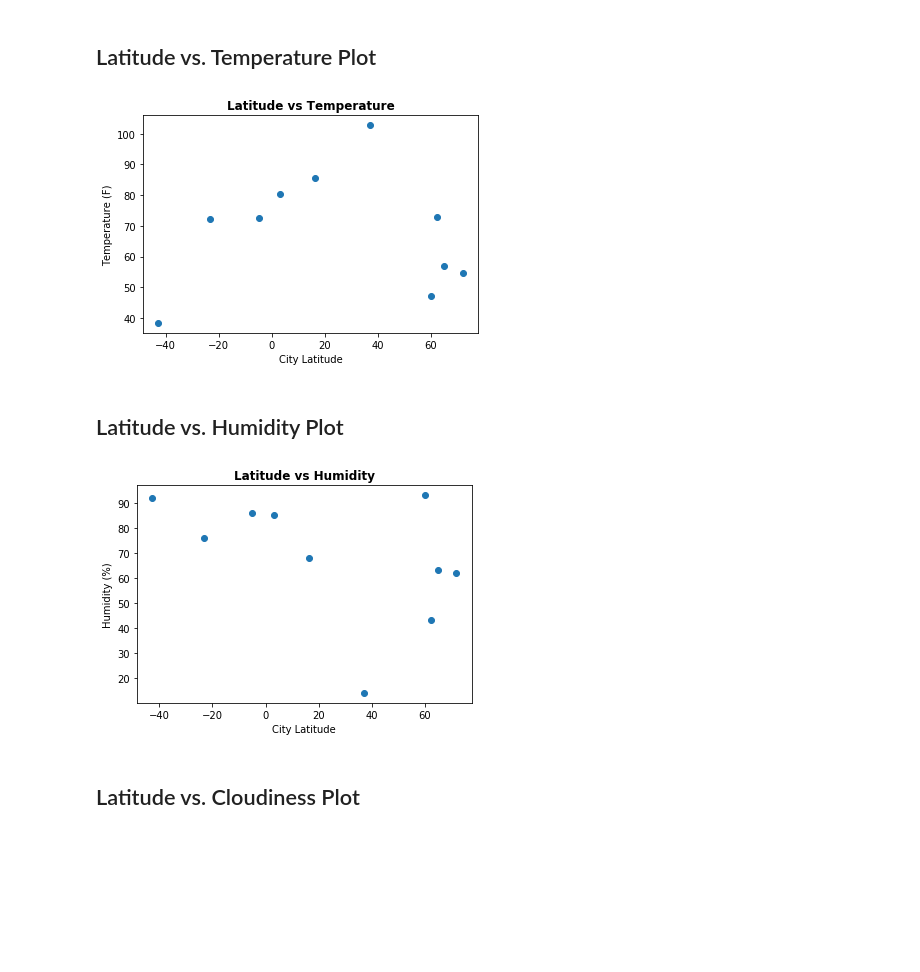
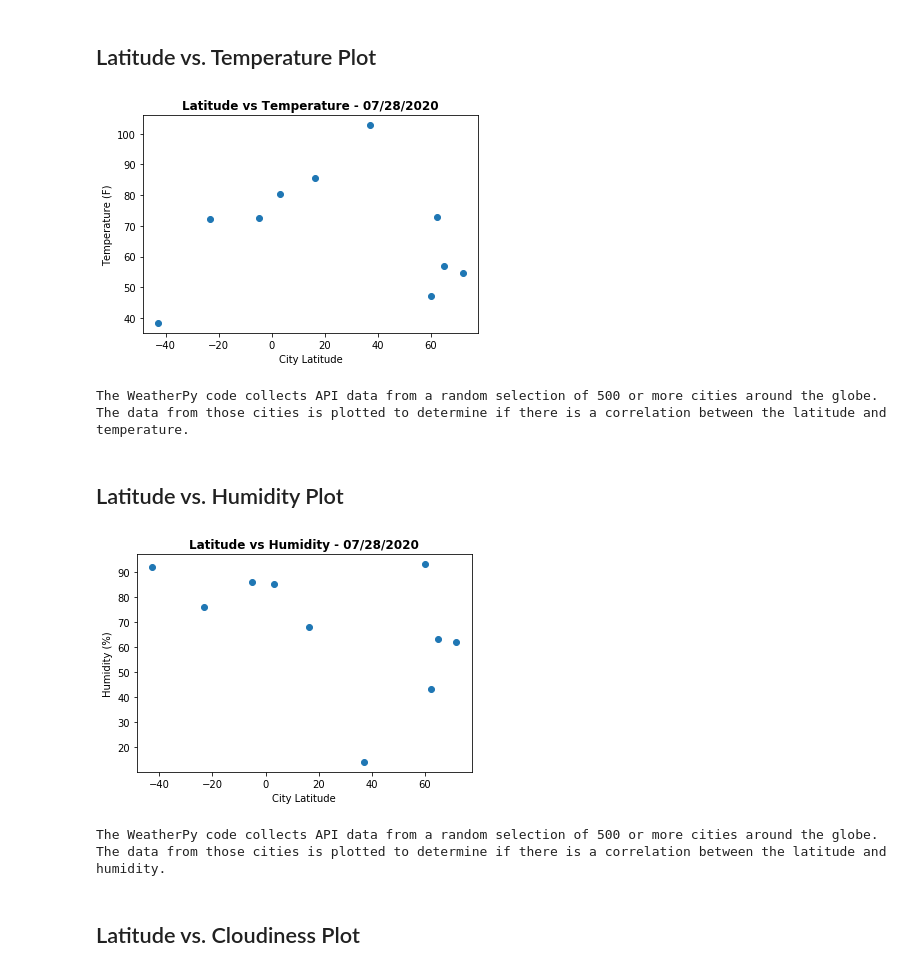
Before and after one commit to Michelin96/python-api-challenge, a Jupyter notebook: WeatherPy/WeatherPy.ipynb, the cells around one changed output. Drawn from its saved outputs; the diff is of its cells as text; code cells hidden in the pictures; blank space fills up the shorter version.

```diff
--- a/WeatherPy/WeatherPy.ipynb
+++ b/WeatherPy/WeatherPy.ipynb
@@ -174,14 +183,17 @@ too_humid
 # %%
 # Plot the latitude of the city compared to its temperature
 city_lat = weather_data['Latitude']
 temp = weather_data['Temp(F)']
 plt.scatter(city_lat, temp)
 plt.xlabel('City Latitude')
 plt.ylabel('Temperature (F)')
-plt.title('Latitude vs Temperature', fontweight="black")
+plt.title(f'Latitude vs Temperature - {date}', fontweight="black")
 plt.show()
+print(f'The WeatherPy code collects API data from a random selection of 500 or more cities around the globe.\nThe data from those cities is plotted to determine if there is a correlation between the latitude and temperature.')
 # %% [output]
-[figure, old version]
+[figure, new version]
+The WeatherPy code collects API data from a random selection of 500 or more cities around the globe.
+The data from those cities is plotted to determine if there is a correlation between the latitude and temperature.
 # %% [markdown]
 ## Latitude vs. Humidity Plot
 # %%
@@ -191,10 +203,13 @@ humidity = weather_data['Humidity(%)']
 plt.scatter(city_lat, humidity)
 plt.xlabel('City Latitude')
 plt.ylabel('Humidity (%)')
-plt.title('Latitude vs Humidity', fontweight="black")
+plt.title(f'Latitude vs Humidity - {date}', fontweight="black")
 plt.show()
+print(f'The WeatherPy code collects API data from a random selection of 500 or more cities around the globe.\nThe data from those cities is plotted to determine if there is a correlation between the latitude and humidity.')
 # %% [output]
-[figure, old version]
+[figure, new version]
+The WeatherPy code collects API data from a random selection of 500 or more cities around the globe.
+The data from those cities is plotted to determine if there is a correlation between the latitude and humidity.
 # %% [markdown]
 ## Latitude vs. Cloudiness Plot
 # %%
```
Also changed, not shown: parts of 20 cells of this notebook.
